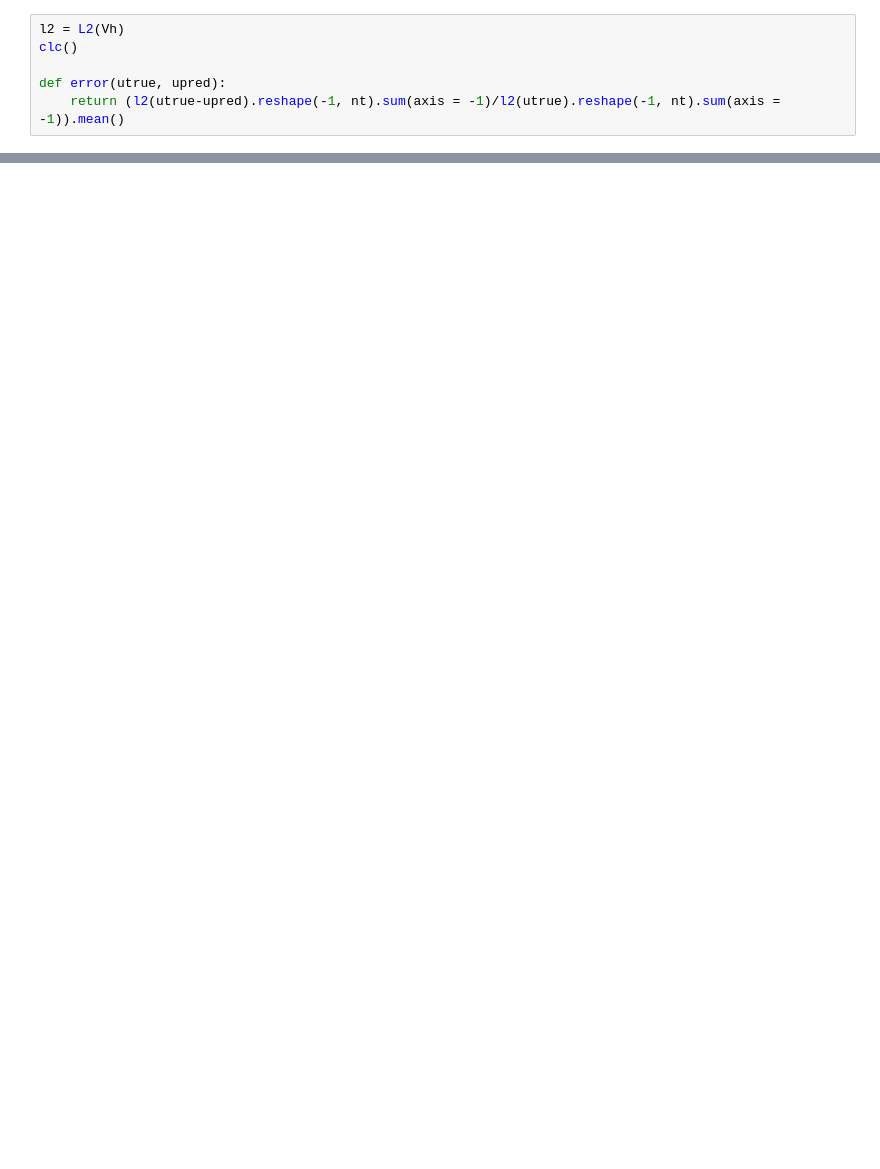
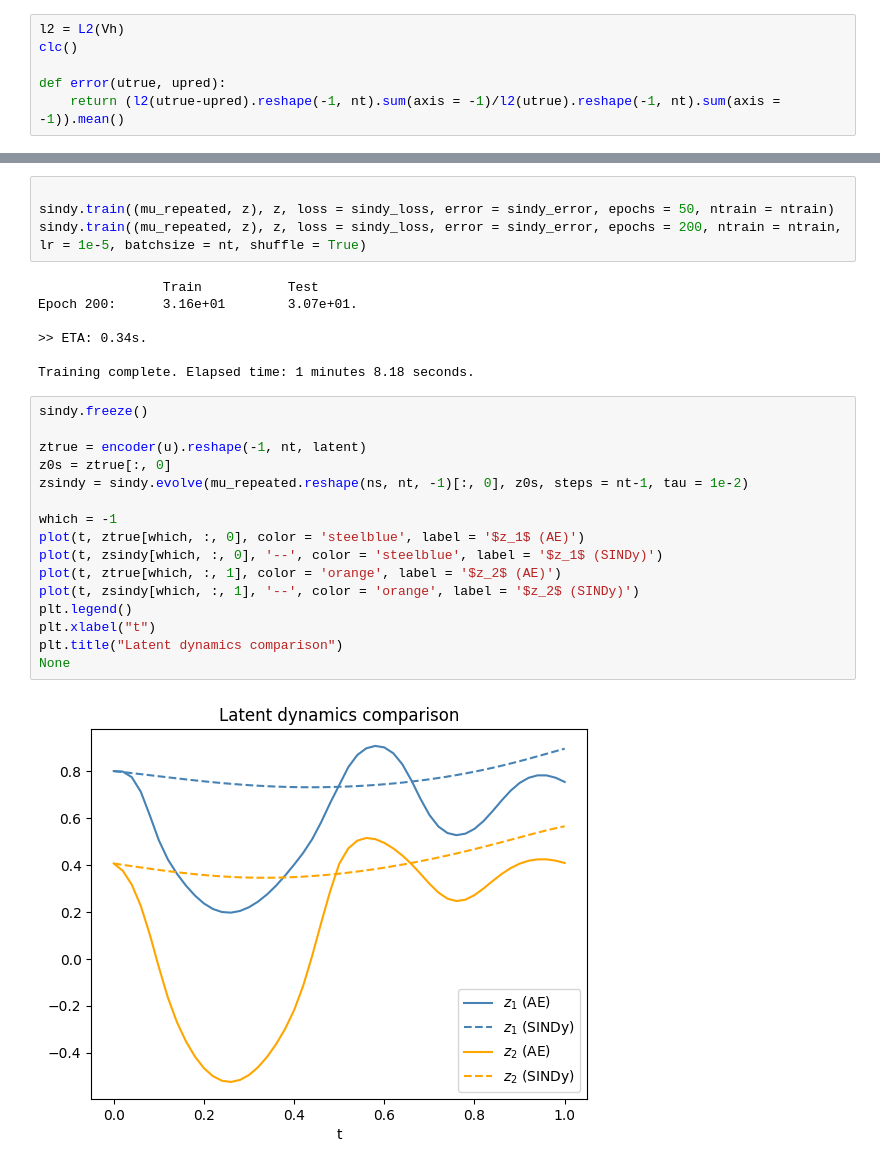
Before and after one commit to Mahshad-RM/MOR, a Jupyter notebook: assignments/exercise_2_linear_elasticity/Assignments_AE_Sindy(Part_2).ipynb, the cells around one changed output, grey strips where cells are left out. Drawn from its saved outputs; the diff is of its cells as text; blank space fills up the shorter version.

```diff
--- a/Assignment_2_Part_1.ipynb
+++ b/assignments/exercise_2_linear_elasticity/Assignments_AE_Sindy(Part_2).ipynb
@@ -349,0 +275,29 @@ num2p(error(u[ntrain:], dlrom(mut[ntrain:])))
+# %%
+
+sindy.train((mu_repeated, z), z, loss = sindy_loss, error = sindy_error, epochs = 50, ntrain = ntrain)
+sindy.train((mu_repeated, z), z, loss = sindy_loss, error = sindy_error, epochs = 200, ntrain = ntrain, lr = 1e-5, batchsize = nt, shuffle = True)
+# %% [output]
+                Train           Test
+Epoch 200:      3.16e+01        3.07e+01.
+
+>> ETA: 0.34s.
+
+Training complete. Elapsed time: 1 minutes 8.18 seconds.
+# %%
+sindy.freeze()
+
+ztrue = encoder(u).reshape(-1, nt, latent)
+z0s = ztrue[:, 0]
+zsindy = sindy.evolve(mu_repeated.reshape(ns, nt, -1)[:, 0], z0s, steps = nt-1, tau = 1e-2)
+
+which = -1
+plot(t, ztrue[which, :, 0], color = 'steelblue', label = '$z_1$ (AE)')
+plot(t, zsindy[which, :, 0], '--', color = 'steelblue', label = '$z_1$ (SINDy)')
+plot(t, ztrue[which, :, 1], color = 'orange', label = '$z_2$ (AE)')
+plot(t, zsindy[which, :, 1], '--', color = 'orange', label = '$z_2$ (SINDy)')
+plt.legend()
+plt.xlabel("t")
+plt.title("Latent dynamics comparison")
+None
+# %% [output]
+[figure, added]
```
Also changed, not shown: parts of 38 cells of this notebook, 9 other files.
